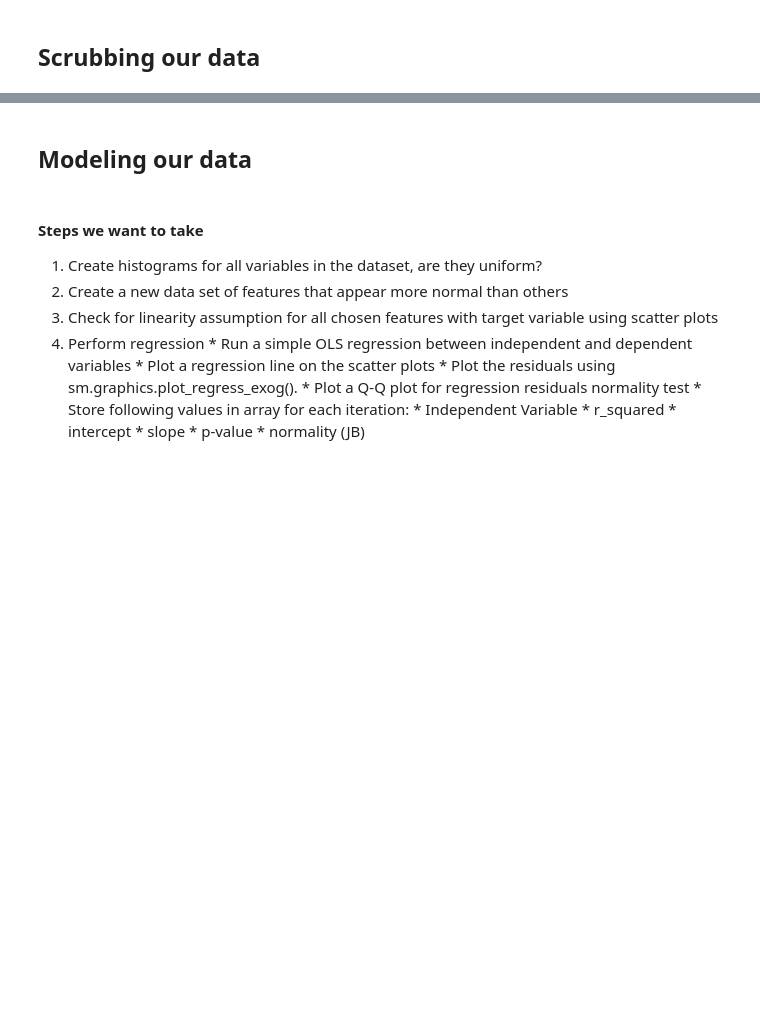
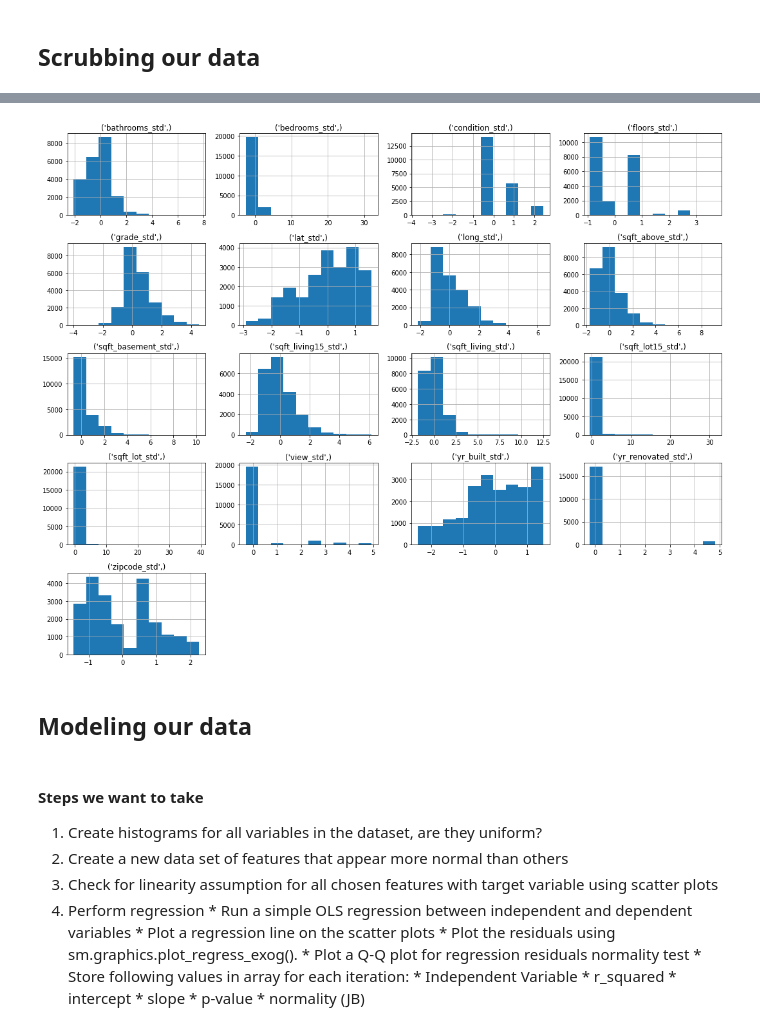
Before and after one commit to MIAISEMAN/project-module-1, a Jupyter notebook: student.ipynb, the cells around one changed output, grey strips where cells are left out. Drawn from its saved outputs; the diff is of its cells as text; code cells hidden in the pictures; blank space fills up the shorter version.

```diff
--- a/student.ipynb
+++ b/student.ipynb
@@ -193,0 +319,17 @@ kc_2014_df.head()
+# %%
+#import necessary library to use a standardscaler
+from sklearn.preprocessing import StandardScaler
+
+ss = StandardScaler()
+kc_feat_std = kc_features_df[['bedrooms', 'bathrooms', 'sqft_living', 'sqft_lot', 'floors',
+       'view', 'condition', 'grade', 'sqft_above', 'sqft_basement', 'yr_built',
+       'yr_renovated', 'zipcode', 'lat', 'long', 'sqft_living15', 'sqft_lot15']]
+kc_feat_std_df = pd.DataFrame(ss.fit_transform(kc_feat_std),
+                          columns = [['bedrooms_std', 'bathrooms_std', 'sqft_living_std',
+                                      'sqft_lot_std', 'floors_std', 'view_std', 'condition_std',
+                                      'grade_std', 'sqft_above_std', 'sqft_basement_std', 'yr_built_std',
+                                      'yr_renovated_std', 'zipcode_std', 'lat_std', 'long_std',
+                                      'sqft_living15_std', 'sqft_lot15_std']])
+
+kc_feat_std_df.head()
+#we are skipping feature normalization for the datetime series for now - will return to this!
@@ -194,3 +343,8 @@ kc_2014_df.head()
+# %%
+kc_feat_std_df.hist(figsize=(15,12));
+plt.tight_layout()
+# %% [output]
+[figure, added]
 # %% [markdown]
 ## Modeling our data
 # %% [markdown]
```
Also changed, not shown: parts of 48 cells of this notebook, 1 other file.
